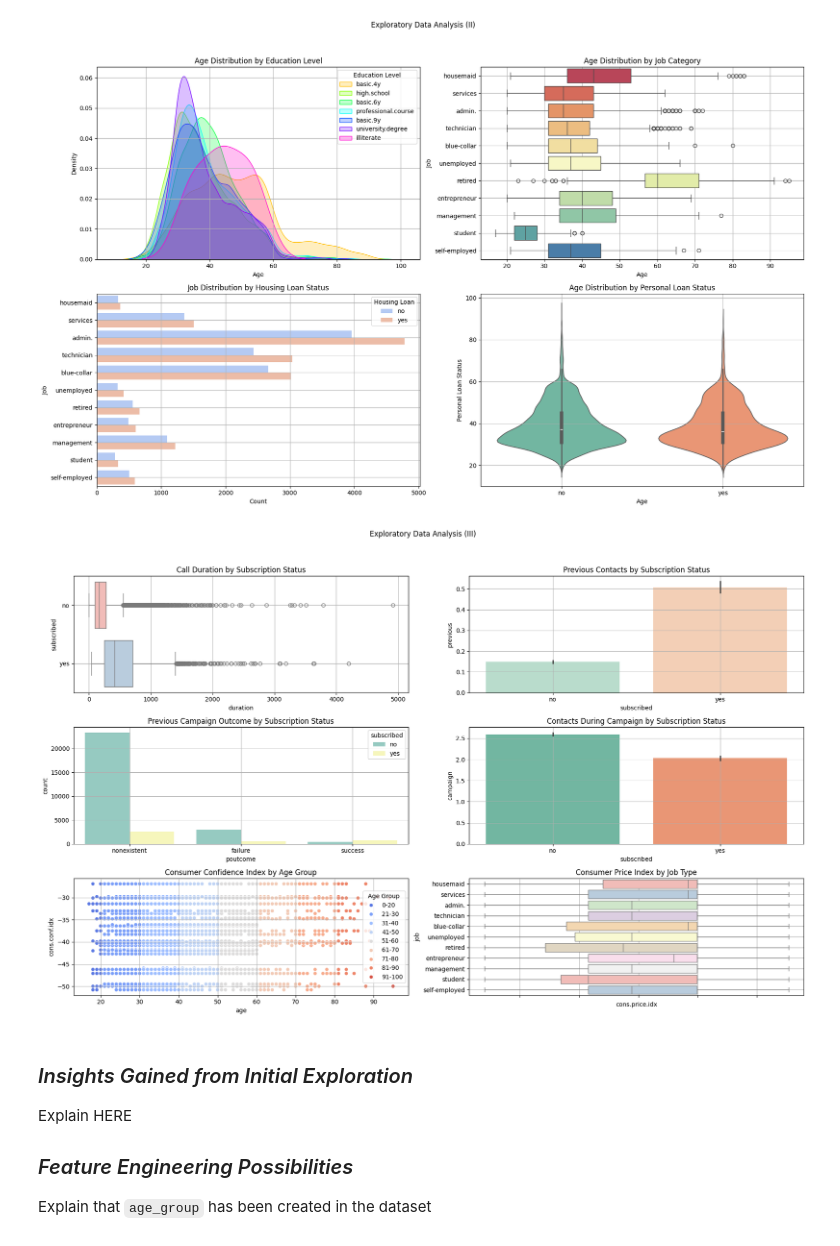
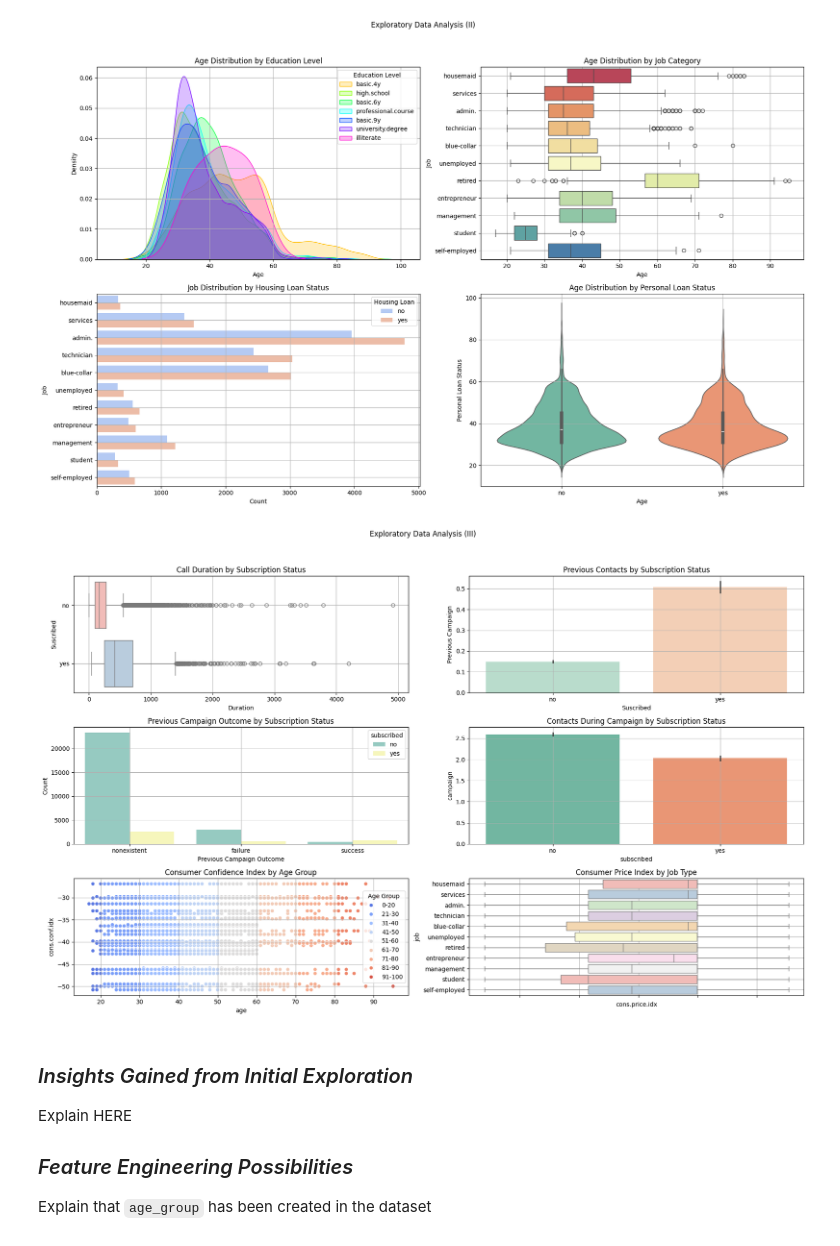
Before and after one commit to SergioCuencaNunez/ml3-bank-marketing, a Jupyter notebook: main.ipynb, the cells around one changed output. Cells and saved outputs as stored; diff of their text form; code cells hidden in the pictures.

```diff
--- a/main.ipynb
+++ b/main.ipynb
@@ -102,3 +99,5 @@ df = pd.read_csv(data_dir)
+# %%
+df = pd.read_csv("./bank_marketing_dataset.csv")
 # %%
 df.info()
 # %% [output]
@@ -265,42 +264,48 @@ fig, axes = plt.subplots(3, 2, figsize = (18, 12))  # Adjust the size as needed
 fig.suptitle('Exploratory Data Analysis (III)')
 
 # Duration and Subscribed
-sns.boxplot(x = 'duration', y='subscribed', data = df, ax = axes[0, 0], palette = 'Pastel1')
+sns.boxplot(x = 'duration', y = 'subscribed', data = df, ax = axes[0, 0], palette = 'Pastel1')
 axes[0, 0].set_title('Call Duration by Subscription Status')
 axes[0, 0].grid(True)
+axes[0, 0].set_xlabel('Duration')
+axes[0, 0].set_ylabel('Suscribed')
 
 # Previous and Subscribed
 sns.barplot(x = 'subscribed', y = 'previous', data = df, ax = axes[0, 1], palette = 'Pastel2')
 axes[0, 1].set_title('Previous Contacts by Subscription Status')
 axes[0, 1].grid(True)
+axes[0, 1].set_xlabel('Suscribed')
+axes[0, 1].set_ylabel('Previous Campaign')
 
 # Poutcome and Subscribed
 sns.countplot(x = 'poutcome', hue = 'subscribed', data = df, ax = axes[1, 0], palette = 'Set3')
 axes[1, 0].set_title('Previous Campaign Outcome by Subscription Status')
 axes[1, 0].grid(True)
+axes[1, 0].set_xlabel('Previous Campaign Outcome')
+axes[1, 0].set_ylabel('Count')
 
 # Campaign and Subscribed
 sns.barplot(x = 'subscribed', y = 'campaign', data = df, ax = axes[1, 1], palette = 'Set2')
 axes[1, 1].set_title('Contacts During Campaign by Subscription Status')
 axes[1, 1].grid(True)
 
 # Consumer Confidence Index and Age with Age Groups as hue
 sns.scatterplot(x = 'age', y = 'cons.conf.idx', hue = 'age_group', data = df, ax = axes[2, 0], palette = 'coolwarm')
 axes[2, 0].set_title('Consumer Confidence Index by Age Group')
 axes[2, 0].legend(title='Age Group')
 axes[2, 0].grid(True)
 
 # Consumer Price Index and Job
 sns.boxplot(x='cons.price.idx', y='job', data=df, ax=axes[2, 1], palette='Pastel1')
 axes[2, 1].set_xticklabels(axes[2, 1].get_xticklabels(), rotation=45)
 axes[2, 1].set_title('Consumer Price Index by Job Type')
 axes[2, 1].grid(True)
 
 # Show the plot
 plt.tight_layout(rect = [0, 0.03, 1, 0.95])  # Adjust for the main title and subplots
 plt.show()
 # %% [output]
-[figure, old version]
+[figure, new version]
 # %% [markdown]
 ## <span style="font-family: Latin Modern Roman; font-size: 20px; font-style: italic;"> Insights Gained from Initial Exploration </span>
 <div style="text-align: justify;">
```
Also changed, not shown: parts of 22 cells of this notebook.
